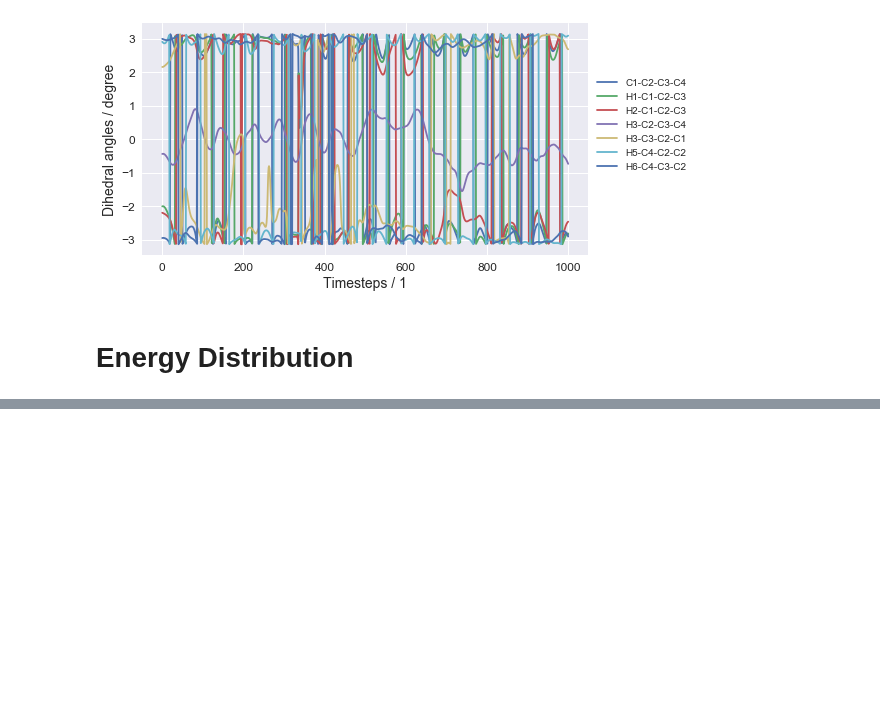
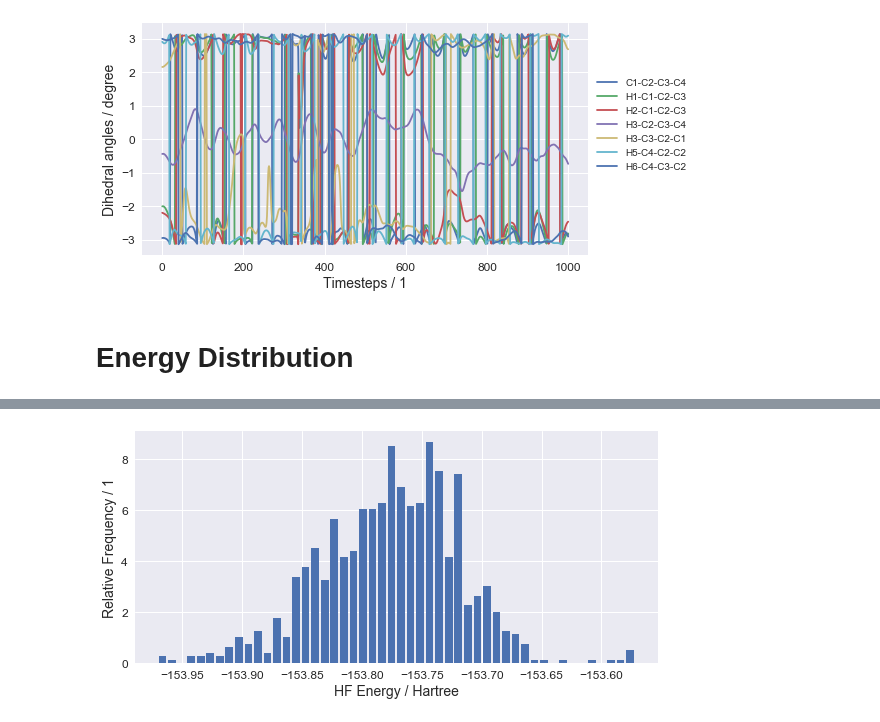
Before and after one commit to jcartus/SCFInitialGuess, a Jupyter notebook: thesis/notebooks/SMatrix/Dataset.ipynb, the cells around one changed output, grey strips where cells are left out. Drawn from its saved outputs; the diff is of its cells as text; code cells hidden in the pictures; blank space fills up the shorter version.

```diff
--- a/thesis/notebooks/SMatrix/Dataset.ipynb
+++ b/thesis/notebooks/SMatrix/Dataset.ipynb
@@ -124,11 +135,14 @@ hist
 # %%
 centers = (edges[:-1] + edges[1:]) / 2
 width = np.mean(np.diff(centers)) * 0.8
 plt.bar(centers, hist, width=width)
 
 plt.ylabel("Relative Frequency / 1")
 plt.xlabel("HF Energy / Hartree")
 
+plt.tight_layout()
 plt.savefig(figure_save_path + "EnergyDistributionDataset.pdf")
 
 plt.show()
+# %% [output]
+[figure, added]
```
Also changed, not shown: parts of 1 cell of this notebook.
